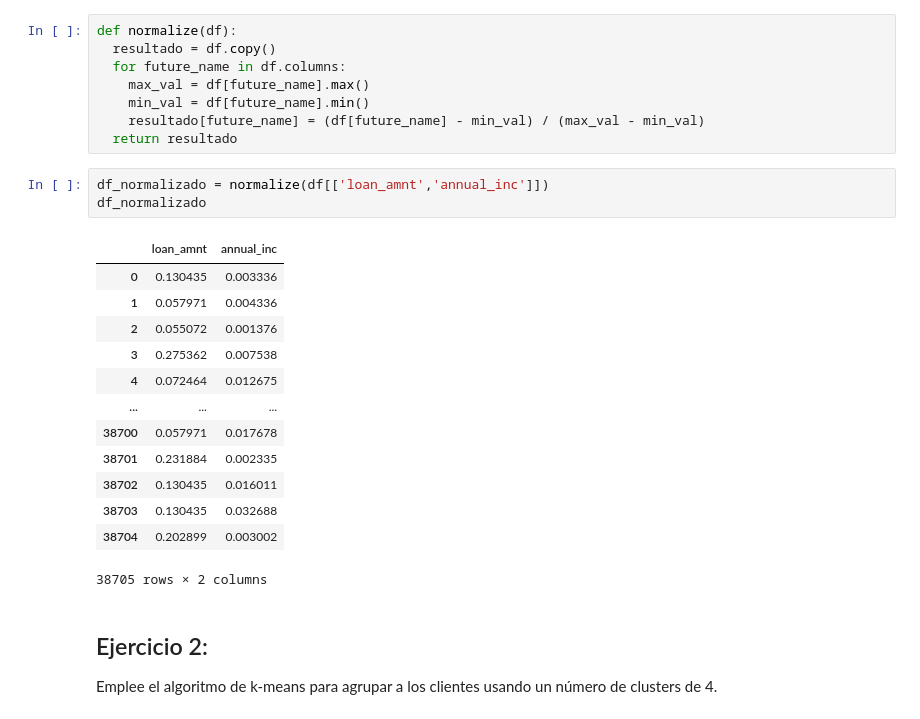
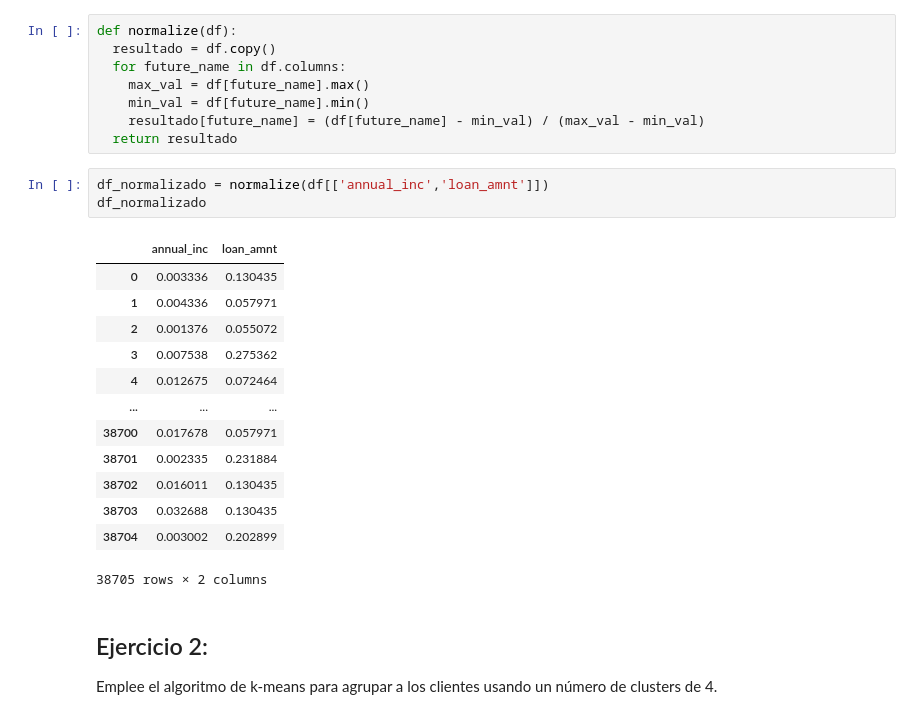
Before and after one commit to dianaquinterol/MujeresDigitales, a Jupyter notebook: Taller_semana_7.ipynb, the cells around one changed output. Drawn from its saved outputs; the diff is of its cells as text.

```diff
--- a/Taller_semana_7.ipynb
+++ b/Taller_semana_7.ipynb
@@ -46,21 +46,21 @@ def normalize(df):
     resultado[future_name] = (df[future_name] - min_val) / (max_val - min_val)
   return resultado
 # %%
-df_normalizado = normalize(df[['loan_amnt','annual_inc']])
+df_normalizado = normalize(df[['annual_inc','loan_amnt']])
 df_normalizado
 # %% [output]
-|  | loan_amnt | annual_inc |
-| 0 | 0.130435 | 0.003336 |
-| 1 | 0.057971 | 0.004336 |
-| 2 | 0.055072 | 0.001376 |
-| 3 | 0.275362 | 0.007538 |
-| 4 | 0.072464 | 0.012675 |
+|  | annual_inc | loan_amnt |
+| 0 | 0.003336 | 0.130435 |
+| 1 | 0.004336 | 0.057971 |
+| 2 | 0.001376 | 0.055072 |
+| 3 | 0.007538 | 0.275362 |
+| 4 | 0.012675 | 0.072464 |
 | ... | ... | ... |
-| 38700 | 0.057971 | 0.017678 |
-| 38701 | 0.231884 | 0.002335 |
-| 38702 | 0.130435 | 0.016011 |
-| 38703 | 0.130435 | 0.032688 |
-| 38704 | 0.202899 | 0.003002 |
+| 38700 | 0.017678 | 0.057971 |
+| 38701 | 0.002335 | 0.231884 |
+| 38702 | 0.016011 | 0.130435 |
+| 38703 | 0.032688 | 0.130435 |
+| 38704 | 0.003002 | 0.202899 |
 38705 rows × 2 columns
 # %% [markdown]
 ## Ejercicio 2:
```
Also changed, not shown: parts of 2 cells of this notebook.
